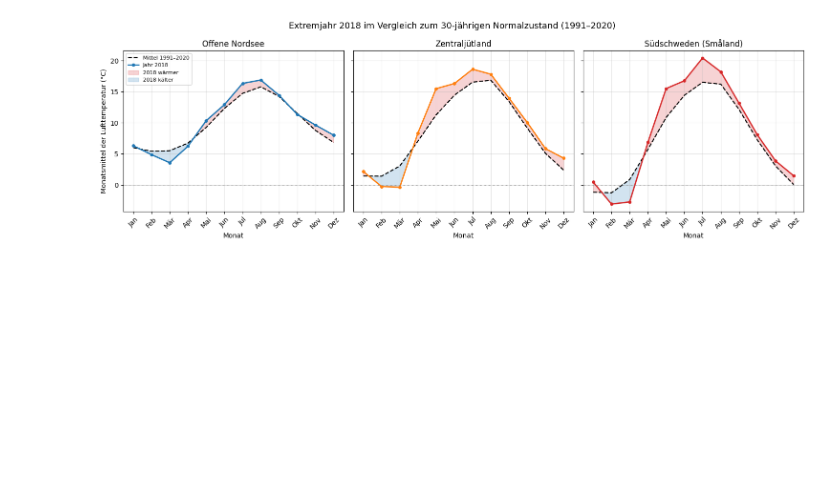
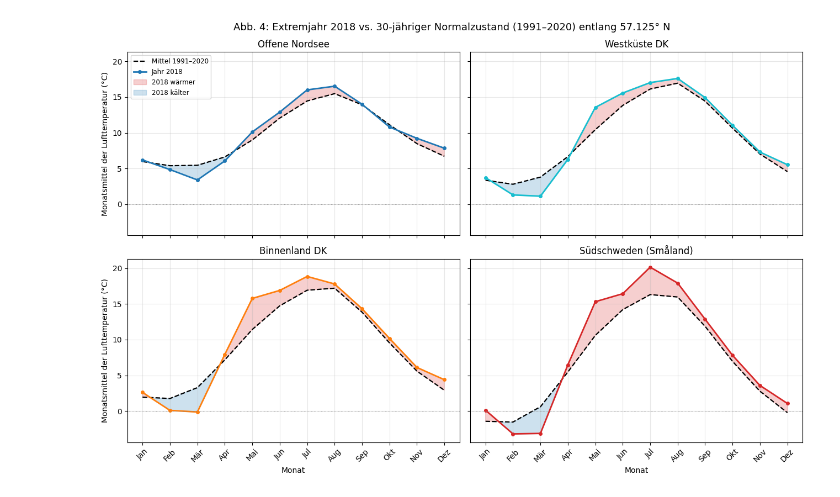
Before and after one commit to fredddson/awe_fern_geo, a Jupyter notebook: Projekt2_Land_Ozean_Nordsee_Daenemark.ipynb, the cells around one changed output. Saved outputs shown, nothing was run; the diff lists cells and outputs as text; code cells hidden in the pictures; blank space fills up the shorter version.

```diff
--- a/Projekt2_Land_Ozean_Nordsee_Daenemark.ipynb
+++ b/Projekt2_Land_Ozean_Nordsee_Daenemark.ipynb
@@ -485,22 +429,69 @@ plt.show()
 # %%
-# Direktvergleich: Monatsmittel 2018 vs. 30-jähriger Normalzustand (1991-2020)
+# Reihenfolge der vier Orte von West nach Ost für das 2x2-Raster
 fokus_orte = [
     'Offene Nordsee',
-    'Binnenland Dänemark (Zentraljütland)',
+    'Westküste Dänemark (Nordjütland)',
+    'Binnenland Dänemark (Nordjütland)',
     'Binnenland Südschweden (Småland)',
 ]
 
-fig, axes = plt.subplots(1, 3, figsize=(15, 4.8), sharey=True)
+punkte_klima = {}
+punkte_2018 = {}
 
-for ax, name in zip(axes, fokus_orte):
+print(f'Vergleich: Monatsmittel {einzeljahr} vs. Normalperiode (1991–2020)')
+print('-' * 76)
+
+for name in fokus_orte:
+    info = orte[name]
+
+    # 1. Zeitreihe (1991–2020) für die nächstgelegene Gitterzelle des Standorts herausschneiden
+    p_t2m = t2m.sel(lat=info['lat'], lon=info['lon'], method='nearest')
+
+    # 2. Normalzustand: mittlerer Jahresgang über alle 30 Jahre (12 Werte für Jan..Dez)
+    p_klima = p_t2m.groupby('time.month').mean()
+
+    # 3. Einzeljahr 2018 herausfiltern und die 8-Tage-Schritte auf Monatsmittel ('1MS') umrechnen,
+    #    damit beide Kurven exakt über die Monate 1..12 vergleichbar sind.
+    p_2018 = p_t2m.sel(time=einzeljahr).resample(time='1MS').mean()
+
+    punkte_klima[name] = p_klima
+    punkte_2018[name] = p_2018
+
+    kurz = info['kurz']
+    k_min = float(p_klima.min())
+    k_max = float(p_klima.max())
+    j_min = float(p_2018.min())
+    j_max = float(p_2018.max())
+    print(
+        f'{kurz:24s} | 1991–2020: {k_min:5.1f} bis {k_max:5.1f} °C | '
+        f'{einzeljahr}: {j_min:5.1f} bis {j_max:5.1f} °C'
+    )
+
+# 4. 2x2-Subplot (Abb. 4) mit gemeinsamer x- und y-Achse für den direkten Vergleich
+fig, axes = plt.subplots(2, 2, figsize=(13, 8.5), sharex=True, sharey=True)
+
+for idx, (ax, name) in enumerate(zip(axes.flat, fokus_orte)):
     info = orte[name]
     klima_vals = punkte_klima[name].values
-    monat_2018 = punkte_jahr[name].resample(time='1MS').mean()
-    vals_2018 = monat_2018.values
+    vals_2018 = punkte_2018[name].values
 
+    # Gestrichelte Referenzkurve: 30-jähriger Normalzustand
     ax.plot(monate, klima_vals, color='black', linestyle='--', linewidth=1.6, label='Mittel 1991–2020')
-    ax.plot(monate, vals_2018, color=info['color'], linestyle='-', marker='o', markersize=4, linewidth=2.0, label=f'Jahr {einzeljahr}')
 
+    # Durchgezogene farbige Kurve: Einzeljahr 2018
+    ax.plot(
+        monate,
+        vals_2018,
+        color=info['color'],
+        linestyle='-',
+        marker='o',
+        markersize=4,
+        linewidth=2.0,
+        label=f'Jahr {einzeljahr}',
+    )
+
+    # Fläche zwischen beiden Kurven einfärben: rot wenn 2018 wärmer, blau wenn 2018 kälter war.
+    # interpolate=True schließt die Farbfläche sauber an den Schnittpunkten beider Linien.
     ax.fill_between(
         monate,
         klima_vals,
@@ -508,8 +499,8 @@ for ax, name in zip(axes, fokus_orte):
         where=vals_2018 >= klima_vals,
         interpolate=True,
         color='#d62728',
-        alpha=0.2,
-        label='2018 wärmer',
+        alpha=0.22,
+        label=f'{einzeljahr} wärmer',
     )
     ax.fill_between(
         monate,
@@ -518,20 +509,27 @@ for ax, name in zip(axes, fokus_orte):
         where=vals_2018 < klima_vals,
         interpolate=True,
         color='#1f77b4',
-        alpha=0.2,
-        label='2018 kälter',
+        alpha=0.22,
+        label=f'{einzeljahr} kälter',
     )
 
     ax.axhline(0, color='grey', linewidth=0.7, linestyle=':')
     ax.set_xticks(monate)
     ax.set_xticklabels(monatsnamen, rotation=45)
     ax.set_title(info['kurz'])
-    ax.set_xlabel('Monat')
     ax.grid(True, alpha=0.3)
 
-axes[0].set_ylabel('Monatsmittel der Lufttemperatur (°C)')
-axes[0].legend(loc='upper left', fontsize=8)
-fig.suptitle(f'Extremjahr {einzeljahr} im Vergleich zum 30-jährigen Normalzustand (1991–2020)', fontsize=13)
+    # Achsentitel nur außen am Rand des 2x2-Gitters setzen
+    if idx % 2 == 0:
+        ax.set_ylabel('Monatsmittel der Lufttemperatur (°C)')
+    if idx >= 2:
+        ax.set_xlabel('Monat')
+
+axes[0, 0].legend(loc='upper left', fontsize=8.5)
+fig.suptitle(
+    f'Abb. 4: Extremjahr {einzeljahr} vs. 30-jähriger Normalzustand (1991–2020) entlang {transekt_lat:.3f}° N',
+    fontsize=13,
+)
 plt.tight_layout()
 plt.show()
 # %% [output]
@@ -538,2 +542,2 @@ plt.show()
-[figure, old version]
+[figure, new version]
 # %% [markdown]
```
Also changed, not shown: parts of 40 cells of this notebook.
